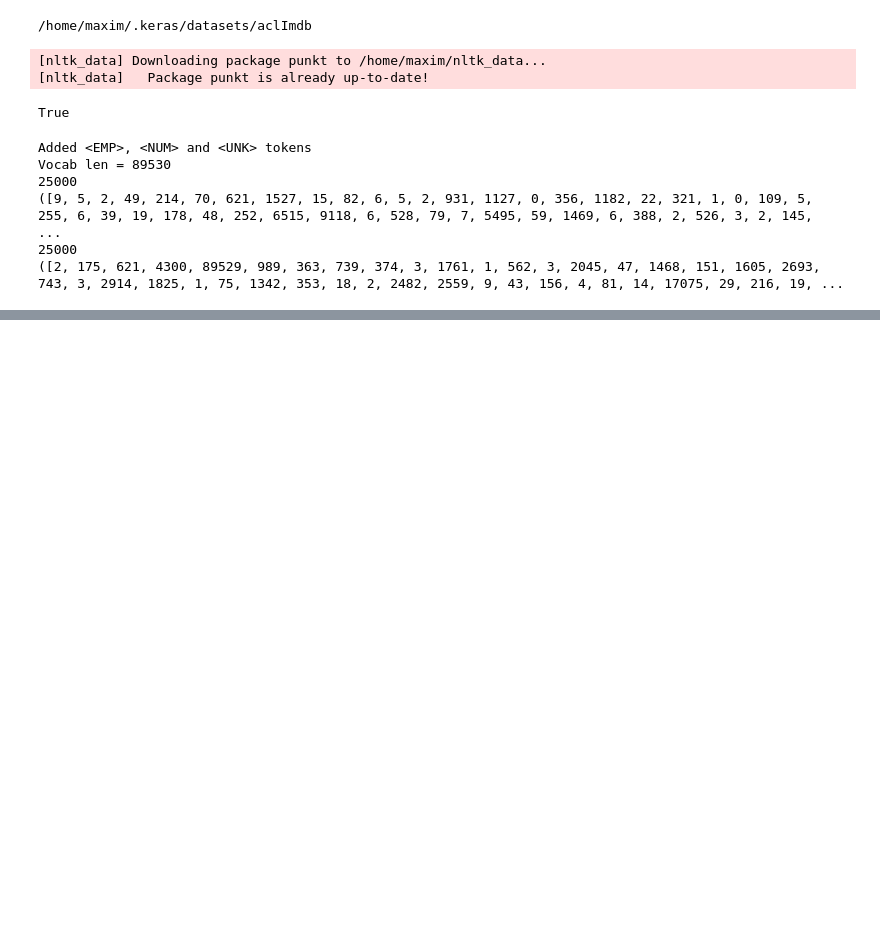
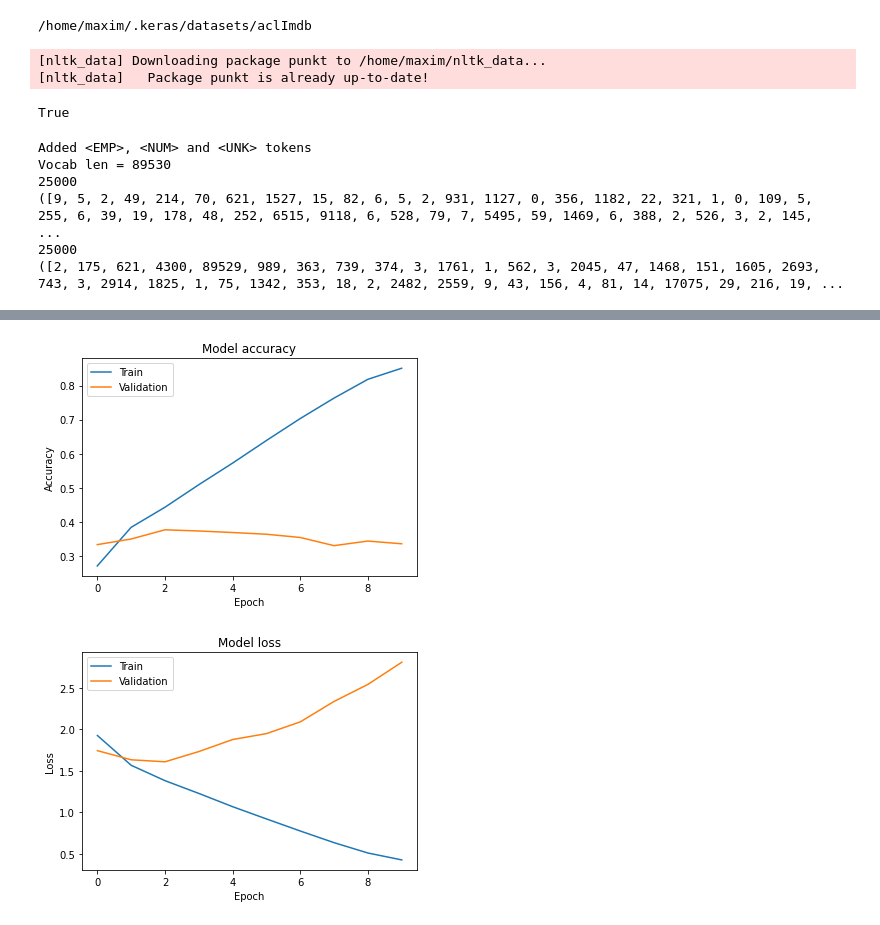
Before and after one commit to MegaPapa/deep-learning, a Jupyter notebook: dl_7/dl_7_jn.ipynb, the cells around one changed output, grey strips where cells are left out. Drawn from its saved outputs; the diff is of its cells as text; code cells hidden in the pictures; blank space fills up the shorter version.

```diff
--- a/dl_7/dl_7_jn.ipynb
+++ b/dl_7/dl_7_jn.ipynb
@@ -220,0 +297,9 @@ array([[0., 1., 0., ..., 0., 0., 0.],
+# %%
+
+simple_lstm_model_history = simple_lstm_model.fit(
+    x_train,
+    y_oh_train,
+    batch_size=BATCH_SIZE,
+    epochs=EPOCHS,
+    validation_data=(x_validation, y_oh_validation)
+)
@@ -220,0 +324,5 @@ array([[0., 1., 0., ..., 0., 0., 0.],
+# %%
+plot_history(simple_lstm_model_history)
+# %% [output]
+[figure, added]
+[figure, added]
```
Also changed, not shown: parts of 26 cells of this notebook.
